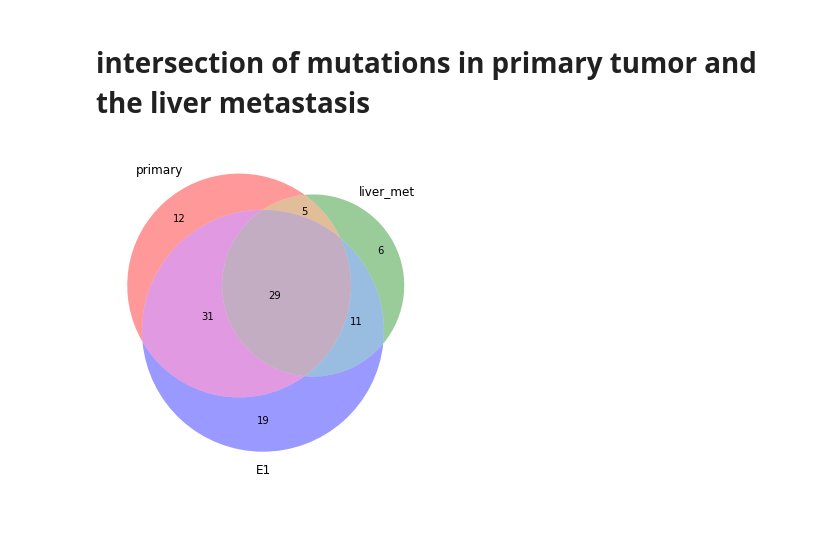
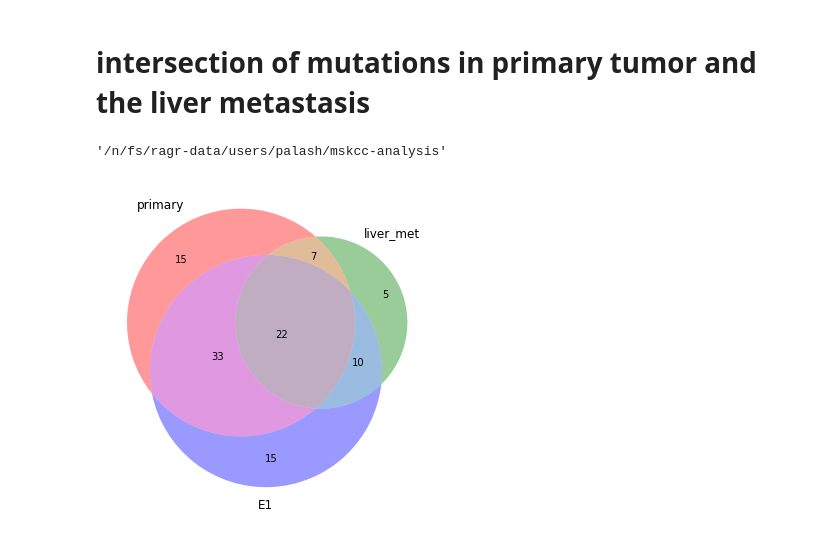
Before and after one commit to haochenz96/tap_cn_calling, a Jupyter notebook: cross_sample_analysis.ipynb, the cells around one changed output. Drawn from its saved outputs; the diff is of its cells as text; code cells hidden in the pictures.

```diff
--- a/cross_sample_analysis.ipynb
+++ b/cross_sample_analysis.ipynb
@@ -26,12 +23,25 @@ The autoreload extension is already loaded. To reload it, use:
 # %% [markdown]
 # intersection of mutations in primary tumor and the liver metastasis
+# %%
+pwd
+# %% [output]
+'/n/fs/ragr-data/users/palash/mskcc-analysis'
+# %%
+df_primary = pd.read_csv('data_old_panel1//primary_pos_indices.csv', sep=',')
+df_liver_met = pd.read_csv('data_old_panel1//liver_met_pos_indices.csv', sep=',')
+df_e1 = pd.read_csv('data_old_panel1//E1_pos_indices.csv', sep=',')
 # %%
-df_primary = pd.read_csv('data/primary_selected_pos_indices.csv', sep=',')
-df_liver_met = pd.read_csv('data/liver_met_selected_pos_indices.csv', sep=',')
-df_e1 = pd.read_csv('data/E1_selected_pos_indices.csv', sep=',')
+# df_primary = pd.read_csv('data/primary_selected_pos_indices.csv', sep=',')
+# df_liver_met = pd.read_csv('data/liver_met_selected_pos_indices.csv', sep=',')
+# df_e1 = pd.read_csv('data/E1_selected_pos_indices.csv', sep=',')
+# %%
+fig, ax = plt.subplots(1,1,figsize=(6,6))
+venn3([set(df_primary['pos']), set(df_liver_met['pos']), set(df_e1['pos'])], set_labels=('primary', 'liver_met', 'E1'))
+fig.patch.set_facecolor('white')
+# plt.savefig('figures/patient2_snv_venn_diagram_new.pdf', bbox_inches='tight')
+# %% [output]
+[figure, added]
 # %%
-fig, ax = plt.subplots(1,1,figsize=(6,6))
-venn3([set(df_primary['pos']), set(df_liver_met['pos']), set(df_e1['pos'])], set_labels=('primary', 'liver_met', 'E1'))
-plt.savefig('figures/patient2_snv_venn_diagram.pdf', bbox_inches='tight')
+# fig, ax = plt.subplots(1,1,figsize=(6,6))
+# venn3([set(df_primary['pos']), set(df_liver_met['pos']), set(df_e1['pos'])], set_labels=('primary', 'liver_met', 'E1'))
+# plt.savefig('figures/patient2_snv_venn_diagram.pdf', bbox_inches='tight')
-# %% [output]
-[figure, removed]
```
Also changed, not shown: parts of 17 cells of this notebook, 3 other files.
